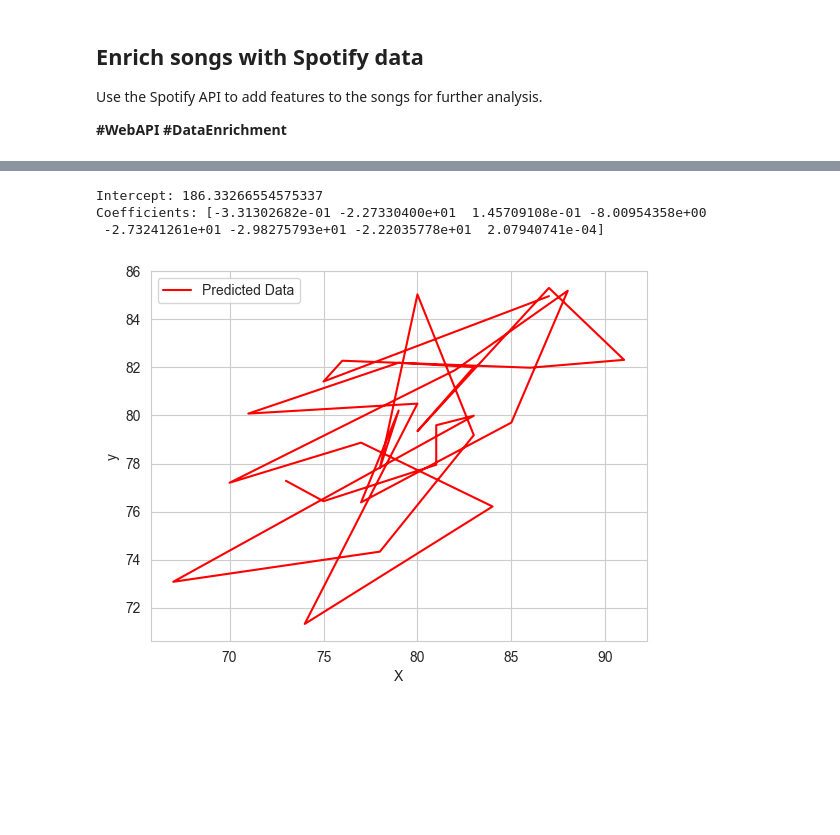
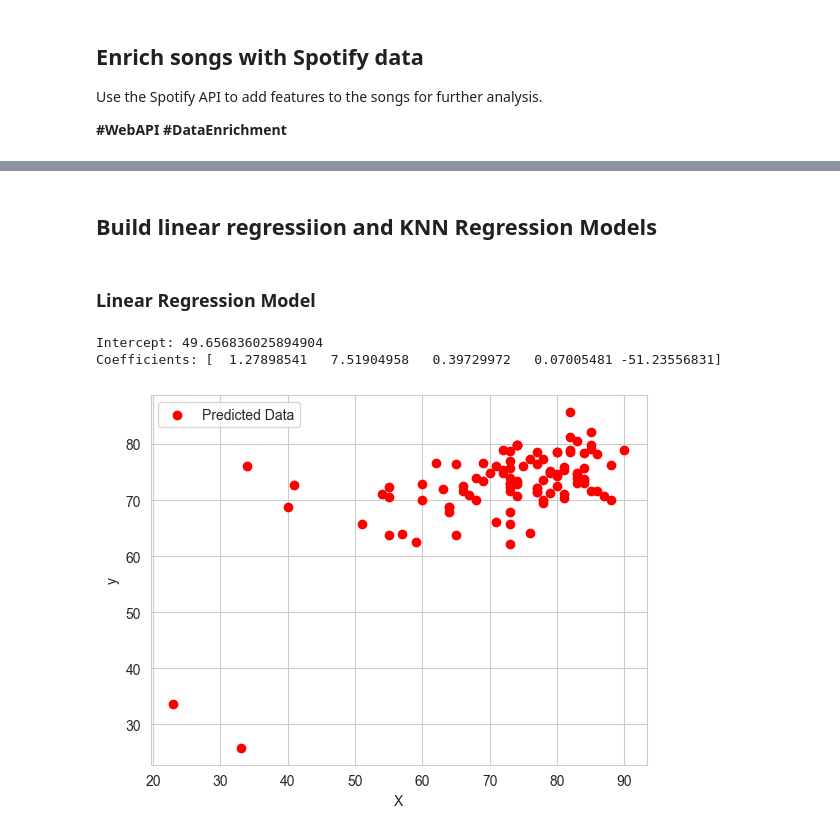
Before and after one commit to Sallydw/spotify_playlist_analysis, a Jupyter notebook: exploratory_analysis.ipynb, the cells around one changed output, grey strips where cells are left out. Saved outputs shown, nothing was run; the diff lists cells and outputs as text; code cells hidden in the pictures; blank space fills up the shorter version.

Commit message:
Built linear reg and KNN model

```diff
--- a/exploratory_analysis.ipynb
+++ b/exploratory_analysis.ipynb
@@ -109,0 +151,5 @@ hip_pop_songs=generate_dataframe_of_playlist('100', 'hip hop')[['popularity','da
+# %%
+# Use mutual information to select the top 8 features
+mi_reg = pd.Series(mutual_info_regression(X_all, y),
+                   index=X_all.columns).sort_values(ascending=False)
+X = X_all.loc[:, mi_reg.iloc[:8].index]
@@ -131,0 +170,3 @@ plt.show()
+# %%
+sns.set_style('whitegrid')
+g=sns.pairplot(X.assign(popularity=y), y_vars=['popularity'], x_vars=X.columns, height=3)
@@ -131,0 +175,5 @@ plt.show()
+# %%
+# Create a correlation matrix to see how the features correlate with popularity
+correl = X.apply(lambda x: spearmanr(x, y)[0])
+correl.sort_values().plot.barh();
+X_features=X[['loudness','time_signature','key','liveness','instrumentalness']]
@@ -132,44 +182,33 @@ plt.show()
+# %% [markdown]
+## Build linear regressiion and KNN Regression Models
+# %% [markdown]
+### Linear Regression Model
 # %%
-## Log transform data that are exponentially distributed
-hip_pop_songs[['speechness','acousticness','liveness']]=np.log1p(hip_pop_songs[['speechiness','acousticness','liveness']])+1
-for column in hip_pop_songs.columns:
-    plt.subplot(3, 3, list(hip_pop_songs.columns).index(column) + 1)
-    sns.histplot(hip_pop_songs[column],bins=8, kde=True)
-    plt.title(f'Distribution of {column}')
-plt.tight_layout()
-plt.show()
-
-
-
 ## Build a linear regression model to predict popularity
 model = LinearRegression()
 
 ## Fit the model
-X = hip_pop_songs[['danceability','energy','loudness','speechiness','acousticness',
-                  'instrumentalness','liveness','tempo']]
-y = hip_pop_songs['popularity']
-model.fit(X, y)
+model.fit(X_features, y)
 
 ## Print the model coefficients
 print('Intercept:', model.intercept_)
 print('Coefficients:', model.coef_)
 # %% [output]
-Intercept: 186.33266554575337
-Coefficients: [-3.31302682e-01 -2.27330400e+01  1.45709108e-01 -8.00954358e+00
- -2.73241261e+01 -2.98275793e+01 -2.22035778e+01  2.07940741e-04]
+Intercept: 49.656836025894904
+Coefficients: [  1.27898541   7.51904958   0.39729972   0.07005481 -51.23556831]
 # %%
 # Predict on the same data
-y_pred = model.predict(X)
+y_pred = model.predict(X_features)
 
 # Plot the predicted data points
-plt.plot(y, y_pred, label="Predicted Data", color="red")
+plt.scatter(y, y_pred, label="Predicted Data", color="red")
 
 # Add labels and a legend
 plt.xlabel("X")
 plt.ylabel("y")
 plt.legend()
 
 # Show the plot
 plt.show()
 # %% [output]
-[figure, old version]
+[figure, new version]
```
Also changed, not shown: parts of 18 cells of this notebook.
